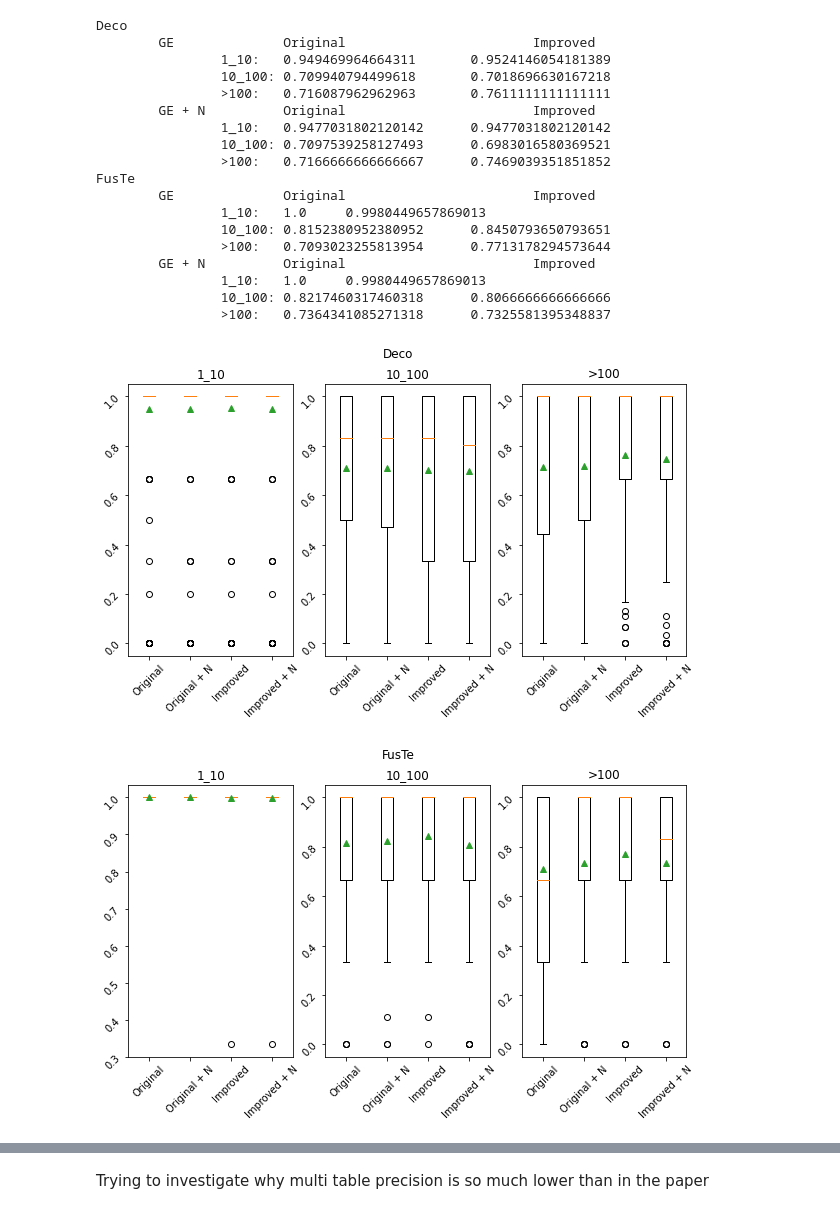
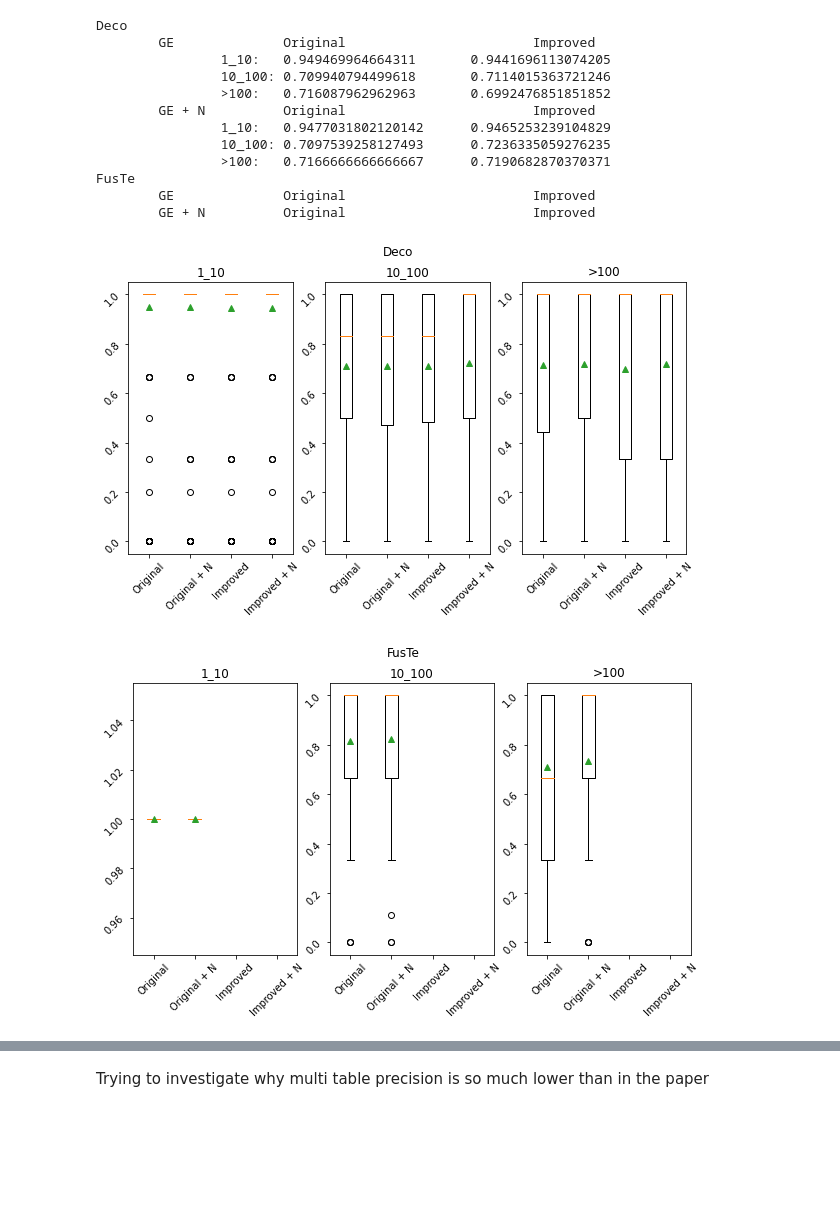
Before and after one commit to timgarrels/TableRecognition21, a Jupyter notebook: src/Cross Validation Precision.ipynb, the cells around one changed output, grey strips where cells are left out. Drawn from its saved outputs; the diff is of its cells as text; code cells hidden in the pictures; blank space fills up the shorter version.

```diff
--- a/src/Cross Validation Precision.ipynb
+++ b/src/Cross Validation Precision.ipynb
@@ -73,6 +103,6 @@ def get_experiment_paths(dataset, noise, improved=False):
 # %%
-def get_accuracies(dataset, noise, improved):
-    experiments = get_experiment_paths(dataset, noise, improved)
+def get_accuracies(dataset, noise, improved, improvement_type):
+    experiments = get_experiment_paths(dataset, noise, improved, improvement_type)
     collected_accuracies = {}
     for exp in experiments:
         experimental_file_accuracies = file_accuracies(exp)
@@ -110,8 +140,8 @@ for dataset in DATASETS:
     for noise in [False, True]:
         noise_part = "" if not noise else " + N"
         print("\tGE" + noise_part)
-        original = get_accuracies(dataset, noise, improved=False)
-        improved = get_accuracies(dataset, noise, improved=True)
+        original = get_accuracies(dataset, noise, False, "")
+        improved = get_accuracies(dataset, noise, True, improvement_type)
         for i, label in enumerate(["All", "Single", "Multi"]):
             print(f"\t\t{label}")
             for edge_count, values in original[i].items():
@@ -143,5 +173,6 @@ Deco
 # %%
 from statistics import mean, stdev, StatisticsError
+import matplotlib.pyplot as plt
 
 for dataset in DATASETS:
     fig, axes = plt.subplots(1,3, figsize=(10, 5))
@@ -149,15 +180,18 @@ for dataset in DATASETS:
     for noise in [False, True]:
         noise_part = "" if not noise else " + N"
         print("\tGE" + noise_part + "\t\tOriginal\t\t\tImproved")
-        original = get_accuracies(dataset, noise, improved=False)
-        improved = get_accuracies(dataset, noise, improved=True)
+        original = get_accuracies(dataset, noise, False, "")
+        improved = get_accuracies(dataset, noise, True, improvement_type)
         for i, label in enumerate(["All", "Single", "Multi"]):
             or_accuracies = original[i].values()
             or_accuracies = [acc for edge_count_acc in or_accuracies for acc in edge_count_acc]
 
             im_accuracies = improved[i].values()
             im_accuracies = [acc for edge_count_acc in im_accuracies for acc in edge_count_acc]
-            print(f"\t\t{label}:\t{mean(or_accuracies)}\t{mean(im_accuracies)}")
+            try:
+                print(f"\t\t{label}:\t{mean(or_accuracies)}\t{mean(im_accuracies)}")
+            except StatisticsError:
+                pass
             axes[i].boxplot(
                 [or_accuracies, im_accuracies],
                 labels=["Original" + noise_part, "Improved" + noise_part],
@@ -199,47 +227,44 @@ for dataset in DATASETS:
     for noise in [False, True]:
         noise_part = "" if not noise else " + N"
         print("\tGE" + noise_part + "\t\tOriginal\t\t\tImproved")
-        original = get_accuracies(dataset, noise, improved=False)
-        improved = get_accuracies(dataset, noise, improved=True)
+        original = get_accuracies(dataset, noise, False, "")
+        improved = get_accuracies(dataset, noise, True, improvement_type)
 
         or_by_edge_count = {}
         im_by_edge_count = {}
         for i, label in enumerate(["Multi"]):
             for key, values in original[i].items():
                 or_by_edge_count[key] = or_by_edge_count.get(key, []) + values
             for key, values in improved[i].items():
                 im_by_edge_count[key] = im_by_edge_count.get(key, []) + values
 
         for i, key in enumerate(or_by_edge_count.keys()):
-            print(f"\t\t{key}:\t{mean(or_by_edge_count[key])}\t{mean(im_by_edge_count[key])}")
+            try:
+                print(f"\t\t{key}:\t{mean(or_by_edge_count[key])}\t{mean(im_by_edge_count[key])}")
+            except StatisticsError:
+                pass
 
             axes[i].boxplot(
                 [or_by_edge_count[key], im_by_edge_count[key]],
                 labels=["Original" + noise_part, "Improved" + noise_part],
                 showmeans=True,
                 positions=[1 + noise, 3 + noise]
             )
             axes[i].set_title(key)
             axes[i].tick_params(labelrotation=45)
         fig.suptitle(dataset)
 # %% [output]
 Deco
         GE              Original                        Improved
-                1_10:   0.949469964664311       0.9524146054181389
-                10_100: 0.709940794499618       0.7018696630167218
-                >100:   0.716087962962963       0.7611111111111111
+                1_10:   0.949469964664311       0.9441696113074205
+                10_100: 0.709940794499618       0.7114015363721246
+                >100:   0.716087962962963       0.6992476851851852
         GE + N          Original                        Improved
-                1_10:   0.9477031802120142      0.9477031802120142
-                10_100: 0.7097539258127493      0.6983016580369521
-                >100:   0.7166666666666667      0.7469039351851852
+                1_10:   0.9477031802120142      0.9465253239104829
+                10_100: 0.7097539258127493      0.7236335059276235
+                >100:   0.7166666666666667      0.7190682870370371
 FusTe
         GE              Original                        Improved
-                1_10:   1.0     0.9980449657869013
-                10_100: 0.8152380952380952      0.8450793650793651
-                >100:   0.7093023255813954      0.7713178294573644
         GE + N          Original                        Improved
-                1_10:   1.0     0.9980449657869013
-                10_100: 0.8217460317460318      0.8066666666666666
-                >100:   0.7364341085271318      0.7325581395348837
-[figure, old version]
+[figure, new version]
-[figure, old version]
+[figure, new version]
```
Also changed, not shown: parts of 6 cells of this notebook, 5 other files.
